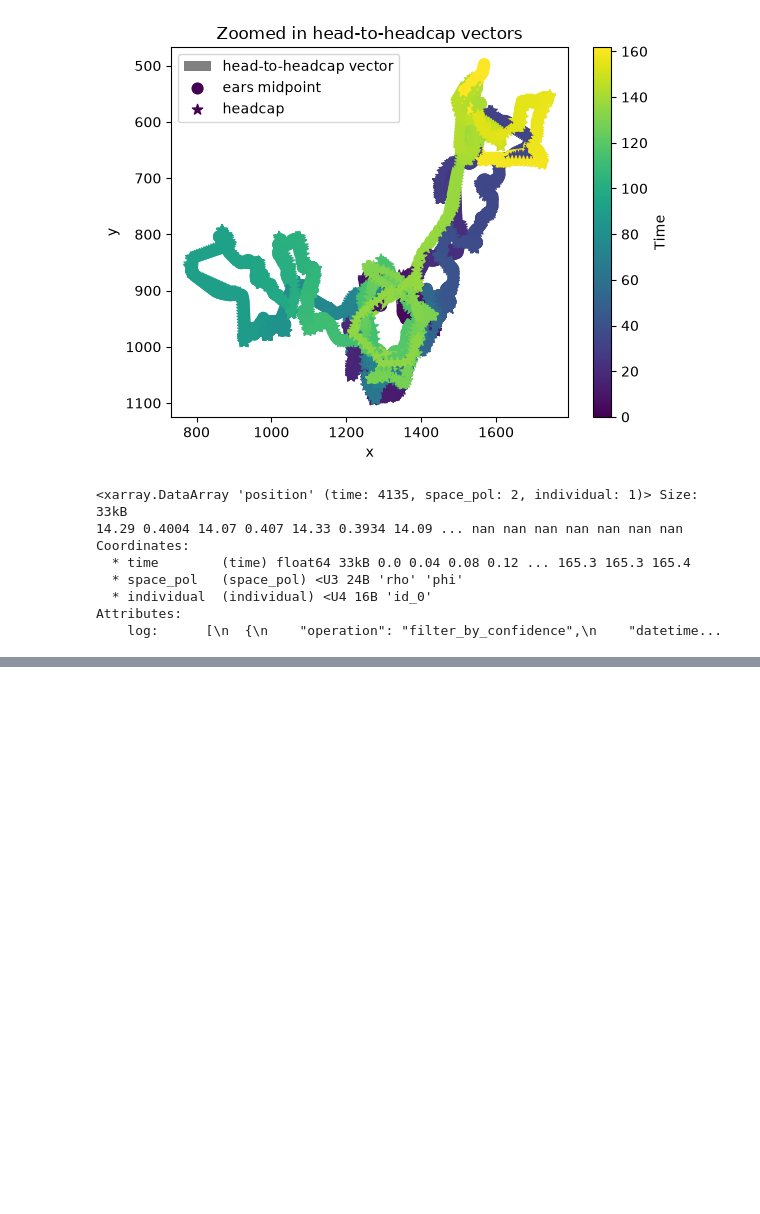
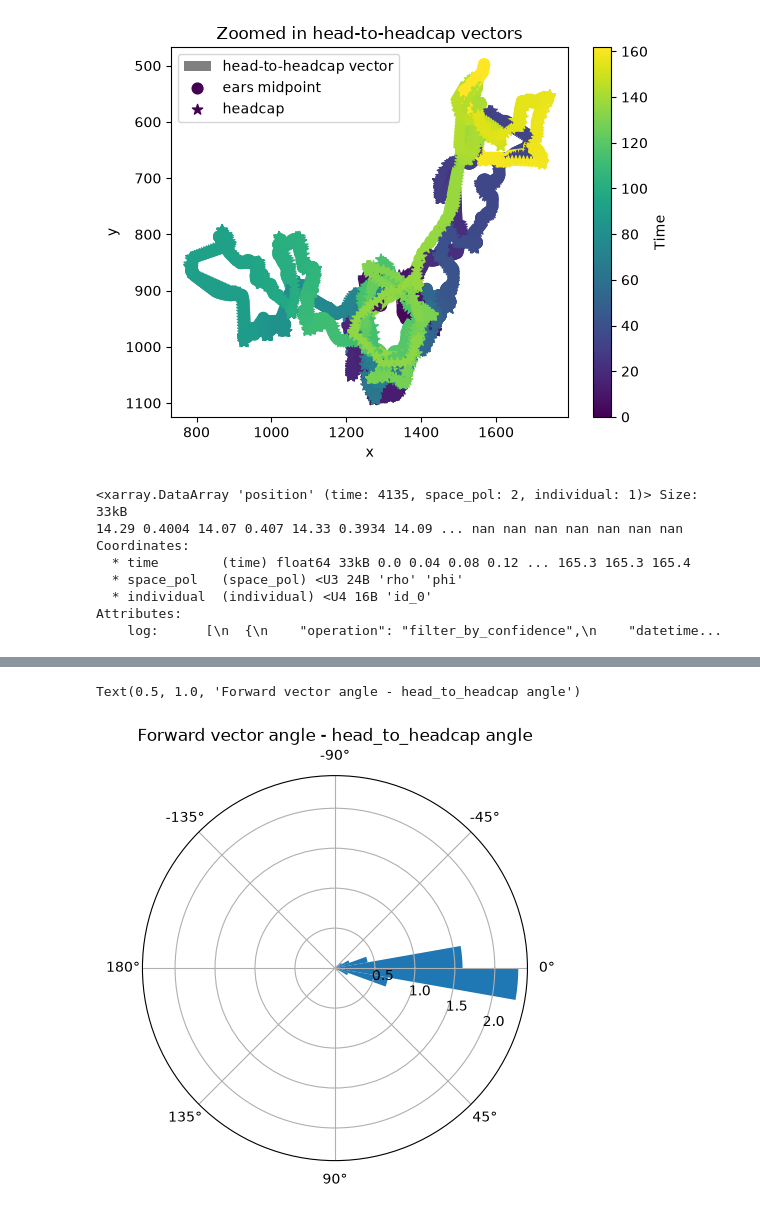
Before and after one commit to SaraMarcoccia/Prototype-for-integrating-movement-SpikeInterface-and-pynapple-OSSS2026-, a Jupyter notebook: HeadCentroid_Directory.ipynb, the cells around one changed output, grey strips where cells are left out. Saved outputs shown, nothing was run; the diff lists cells and outputs as text; code cells hidden in the pictures; blank space fills up the shorter version.

```diff
--- a/HeadCentroid_Directory.ipynb
+++ b/HeadCentroid_Directory.ipynb
@@ -299,0 +406,7 @@ Attributes:
+# %%
+angles_diff = forward_vector_angle - head_to_headcap_angle
+fig, ax = plot_polar_histogram(angles_diff, bin_width_deg=10)
+ax.set_title("Forward vector angle - head_to_headcap angle", pad=25)
+# %% [output]
+Text(0.5, 1.0, 'Forward vector angle - head_to_headcap angle')
+[figure, added]
```
Also changed, not shown: parts of 5 cells of this notebook.
